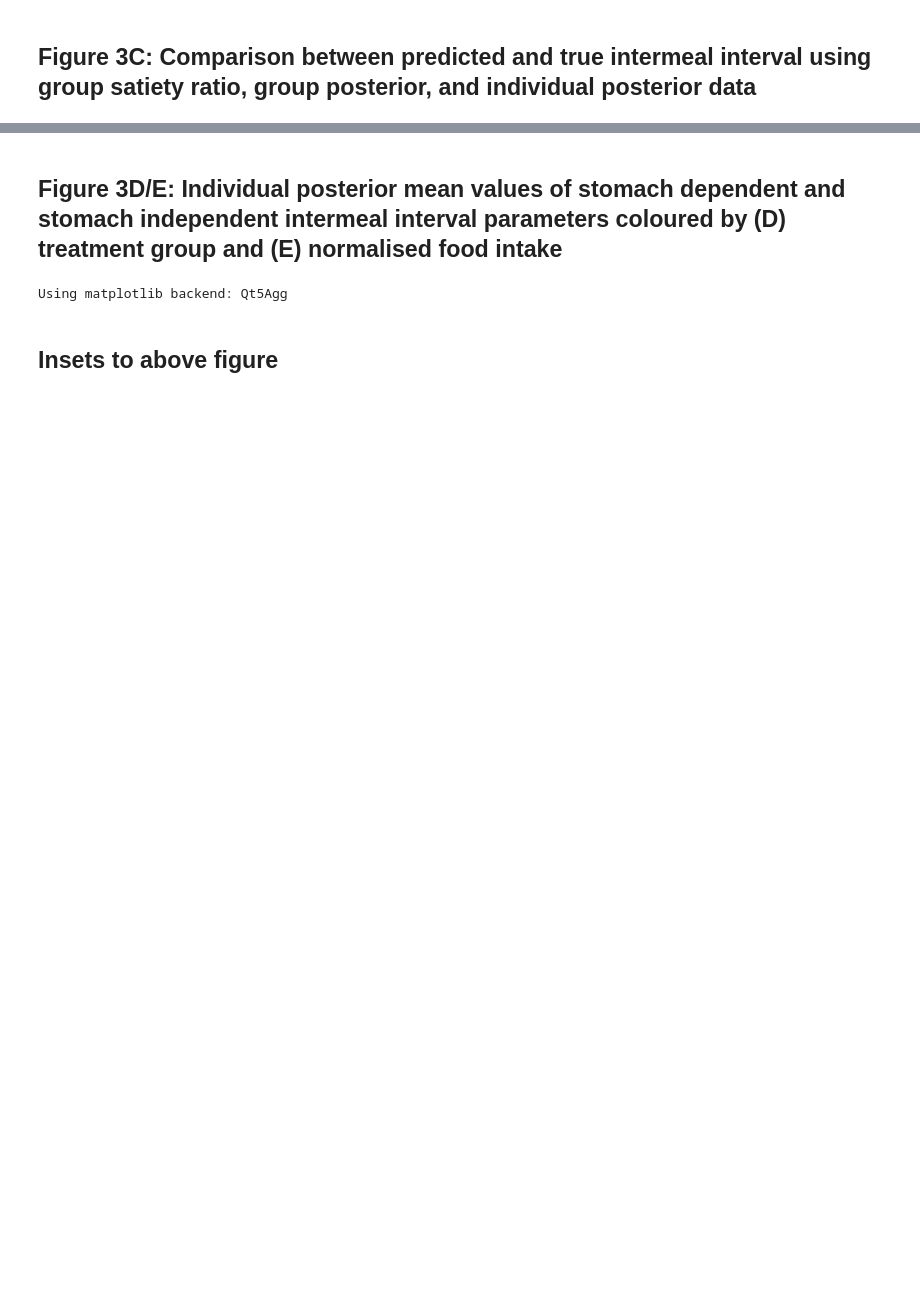
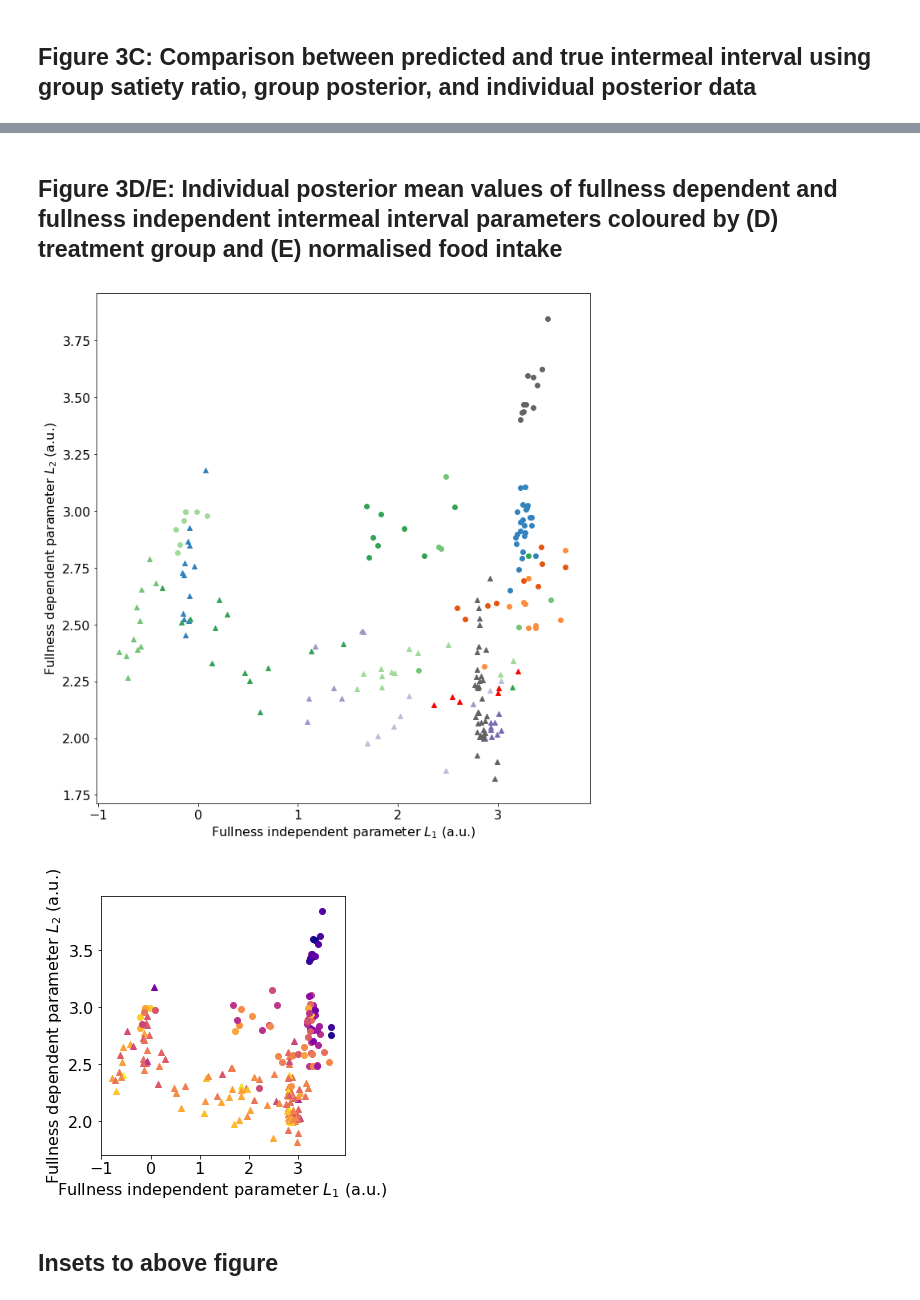
Before and after one commit to tomMcGrath/feeding-behaviour, a Jupyter notebook: Figure3.ipynb, the cells around one changed output, grey strips where cells are left out. Saved outputs shown, nothing was run; the diff lists cells and outputs as text; code cells hidden in the pictures; blank space fills up the shorter version.

```diff
--- a/Figure3.ipynb
+++ b/Figure3.ipynb
@@ -116,28 +142,29 @@ plt.show()
 # %% [markdown]
-## Figure 3D/E: Individual posterior mean values of stomach dependent and stomach independent intermeal interval parameters coloured by (D) treatment group and (E) normalised food intake
+## Figure 3D/E: Individual posterior mean values of fullness dependent and fullness independent intermeal interval parameters coloured by (D) treatment group and (E) normalised food intake
 # %%
 reload(plots)
 reload(helpers)
 
 fig, axes = plots.pairplot(df, 'theta7', 'theta8', ctype='drug_c', figsize=(10,10))
-axes.set_xlabel('Stomach independent parameter $L_{1}$ (a.u.)')
-axes.set_ylabel('Stomach dependent parameter $L_{2}$ (a.u.)')
+axes.set_xlabel('Fullness independent parameter $L_{1}$ (a.u.)')
+axes.set_ylabel('Fullness dependent parameter $L_{2}$ (a.u.)')
 
 ## Save figure
 fig.tight_layout()
 plt.savefig('figures/3D.svg')
 
 fig2, axes2 = plots.pairplot(df, 'theta7', 'theta8', ctype='rate_c')
-axes2.set_xlabel('Stomach independent parameter $L_{1}$ (a.u.)')
-axes2.set_ylabel('Stomach dependent parameter $L_{2}$ (a.u.)')
+axes2.set_xlabel('Fullness independent parameter $L_{1}$ (a.u.)')
+axes2.set_ylabel('Fullness dependent parameter $L_{2}$ (a.u.)')
 
 ## Save figure
 fig2.tight_layout()
 plt.savefig('figures/3E.svg')
 
 plt.show()
 # %% [output]
-Using matplotlib backend: Qt5Agg
+[figure, added]
+[figure, added]
 # %% [markdown]
 ## Insets to above figure
 # %%
```
Also changed, not shown: parts of 7 cells of this notebook, 11 other files.
